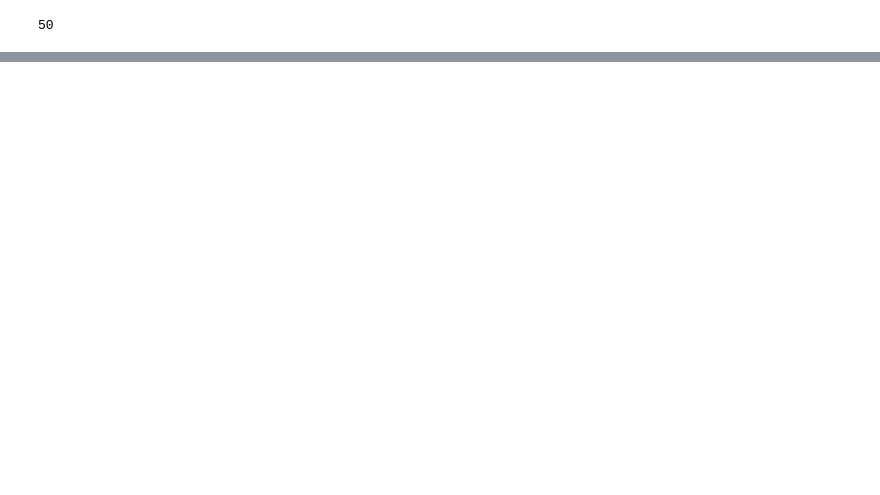
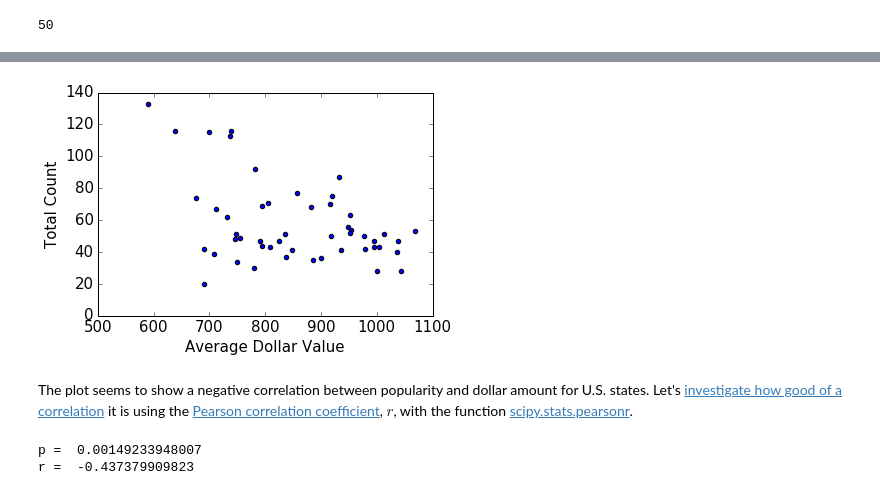
Before and after one commit to aurban8/aurban8_old.github.io, a Jupyter notebook: content/notebooks/jeopardy_2_states_values_years.ipynb, the cells around one changed output, grey strips where cells are left out. Saved outputs shown, nothing was run; the diff lists cells and outputs as text; code cells hidden in the pictures; blank space fills up the shorter version.

```diff
--- a/content/notebooks/jeopardy_2_states_values_years.ipynb
+++ b/content/notebooks/jeopardy_2_states_values_years.ipynb
@@ -302,0 +206,7 @@ Numbers between 0 and +1 are positively correlated. The closer the correlation c
+# %%
+# Group the questions about states by their dollar values and find the mean.
+avg_values = state_answers.groupby('answer')['value'].mean()
+# Put state data together in a single dataframe.
+state_data = pd.concat([count_state_answers, avg_values], axis = 1)
+state_data.columns = ['total_count', 'value_avg']
+state_data.head()
@@ -302,0 +220,18 @@ Numbers between 0 and +1 are positively correlated. The closer the correlation c
+# %%
+# Plot the relationship between average dollar value
+# and total number of appearances on Jeopardy for each U.S. state.
+ax = state_data.plot(x='value_avg', y='total_count',  kind = 'scatter', fontsize = 15)
+ax.set_xlabel("Average Dollar Value", fontsize = 15)
+ax.set_ylabel("Total Count", fontsize = 15);
+# %% [output]
+[figure, added]
+# %% [markdown]
+The plot seems to show a negative correlation between popularity and dollar amount for U.S. states. Let's [investigate how good of a correlation](https://cnx.org/contents/MBiUQmmY@18.54:DVUc4Pk0@3/Testing-the-Significance-of-th) it is using the [Pearson correlation coefficient](https://en.wikipedia.org/wiki/Pearson_correlation_coefficient), $r$, with the function [scipy.stats.pearsonr](https://docs.scipy.org/doc/scipy/reference/generated/scipy.stats.pearsonr.html).
+# %%
+from scipy.stats import pearsonr
+r, pvalue = pearsonr(state_data['value_avg'], state_data['total_count'])
+print "p = ", pvalue
+print "r = ", r
+# %% [output]
+p =  0.00149233948007
+r =  -0.437379909823
```
Also changed, not shown: parts of 87 cells of this notebook, 30 other files.
